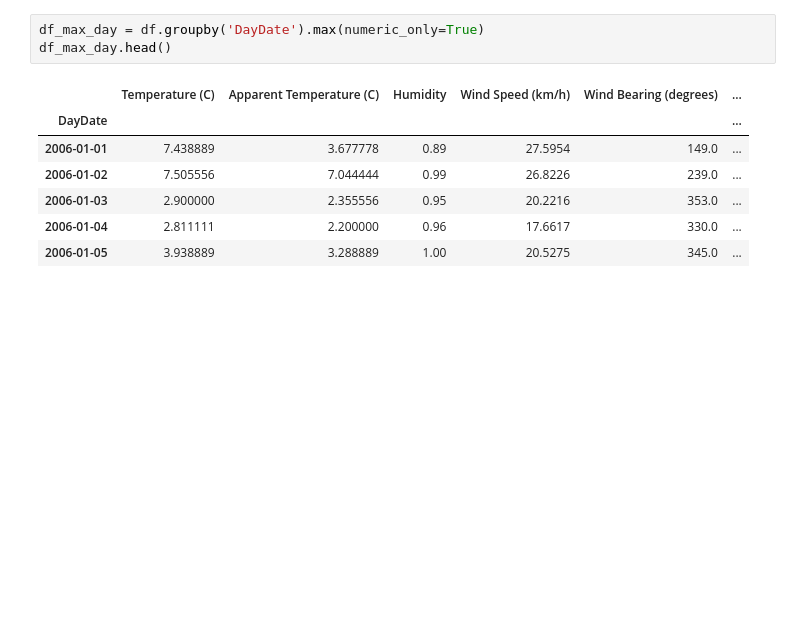
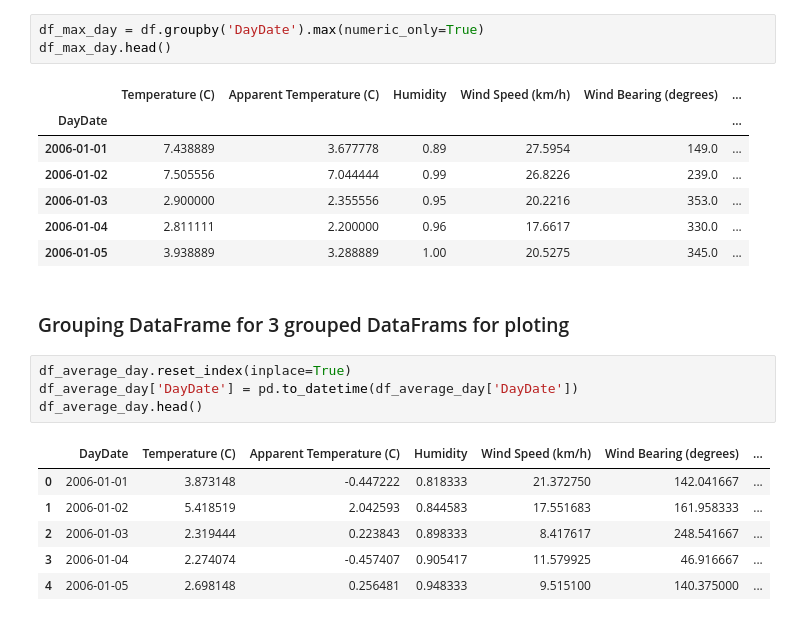
Before and after one commit to GrabarzVIII/small_fast_analisys, a Jupyter notebook: Weather Dataset/weathe_analisys.ipynb, the cells around one changed output. Drawn from its saved outputs; the diff is of its cells as text; blank space fills up the shorter version.

```diff
--- a/Weather Dataset/weathe_analisys.ipynb
+++ b/Weather Dataset/weathe_analisys.ipynb
@@ -91,3 +98,16 @@ df_max_day.head()
 | 2006-01-03 | 2.900000 | 2.355556 | 0.95 | 20.2216 | 353.0 | ... |
 | 2006-01-04 | 2.811111 | 2.200000 | 0.96 | 17.6617 | 330.0 | ... |
 | 2006-01-05 | 3.938889 | 3.288889 | 1.00 | 20.5275 | 345.0 | ... |
+# %% [markdown]
+### Grouping DataFrame for 3 grouped DataFrams for ploting
+# %%
+df_average_day.reset_index(inplace=True)
+df_average_day['DayDate'] = pd.to_datetime(df_average_day['DayDate'])
+df_average_day.head()
+# %% [output]
+|  | DayDate | Temperature (C) | Apparent Temperature (C) | Humidity | Wind Speed (km/h) | Wind Bearing (degrees) | ... |
+| 0 | 2006-01-01 | 3.873148 | -0.447222 | 0.818333 | 21.372750 | 142.041667 | ... |
+| 1 | 2006-01-02 | 5.418519 | 2.042593 | 0.844583 | 17.551683 | 161.958333 | ... |
+| 2 | 2006-01-03 | 2.319444 | 0.223843 | 0.898333 | 8.417617 | 248.541667 | ... |
+| 3 | 2006-01-04 | 2.274074 | -0.457407 | 0.905417 | 11.579925 | 46.916667 | ... |
+| 4 | 2006-01-05 | 2.698148 | 0.256481 | 0.948333 | 9.515100 | 140.375000 | ... |
```
Also changed, not shown: parts of 8 cells of this notebook.
